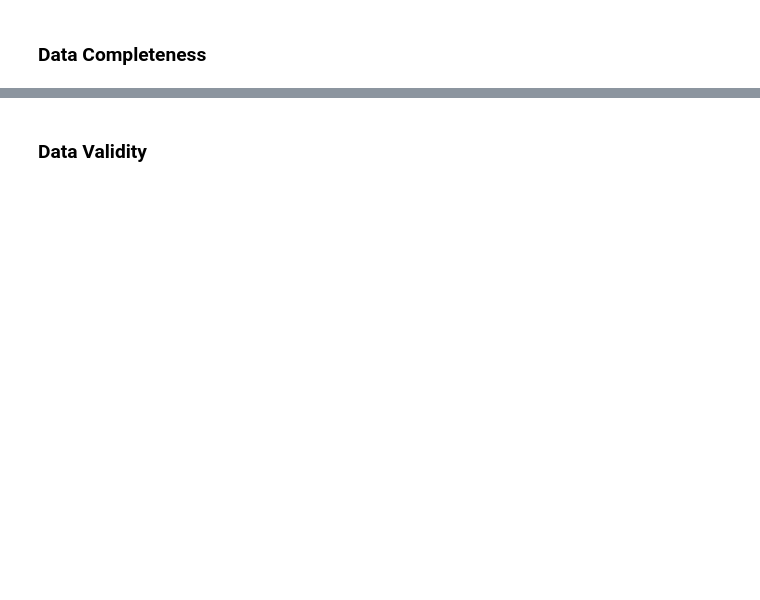
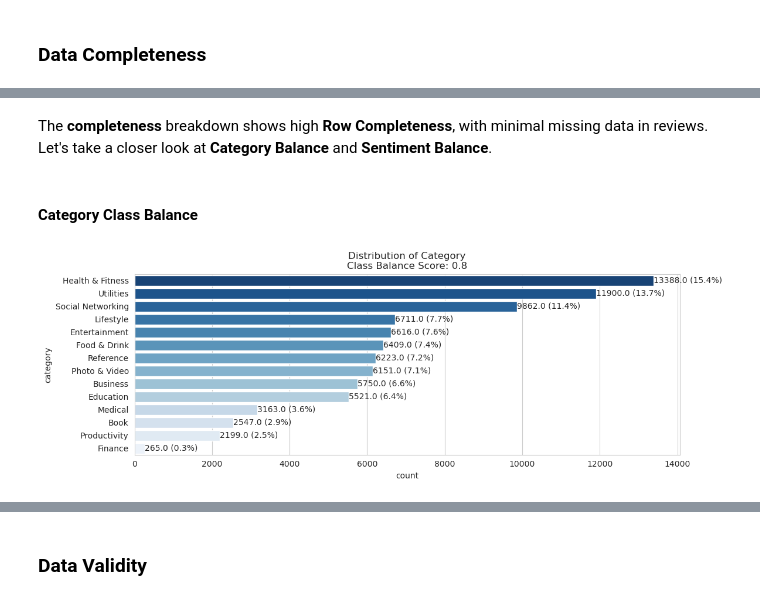
Before and after one commit to variancexplained/genai-lab-slm, a Jupyter notebook: notebooks/content/01_dataprep/05_dqa.ipynb, the cells around one changed output, grey strips where cells are left out. Drawn from its saved outputs; the diff is of its cells as text; code cells hidden in the pictures; blank space fills up the shorter version.

```diff
--- a/notebooks/content/01_dataprep/05_dqa.ipynb
+++ b/notebooks/content/01_dataprep/05_dqa.ipynb
@@ -228 +219,9 @@ dqa.analyze_completeness()
 [figure]
+# %% [markdown]
+The **completeness** breakdown shows high **Row Completeness**, with minimal missing data in reviews. Let's take a closer look at **Category Balance** and **Sentiment Balance**.
+# %% [markdown]
+#### Category Class Balance
+# %%
+dqa.plot_category_class_balance()
+# %% [output]
+[figure, added]
```
Also changed, not shown: parts of 21 cells of this notebook, 6 other files.
